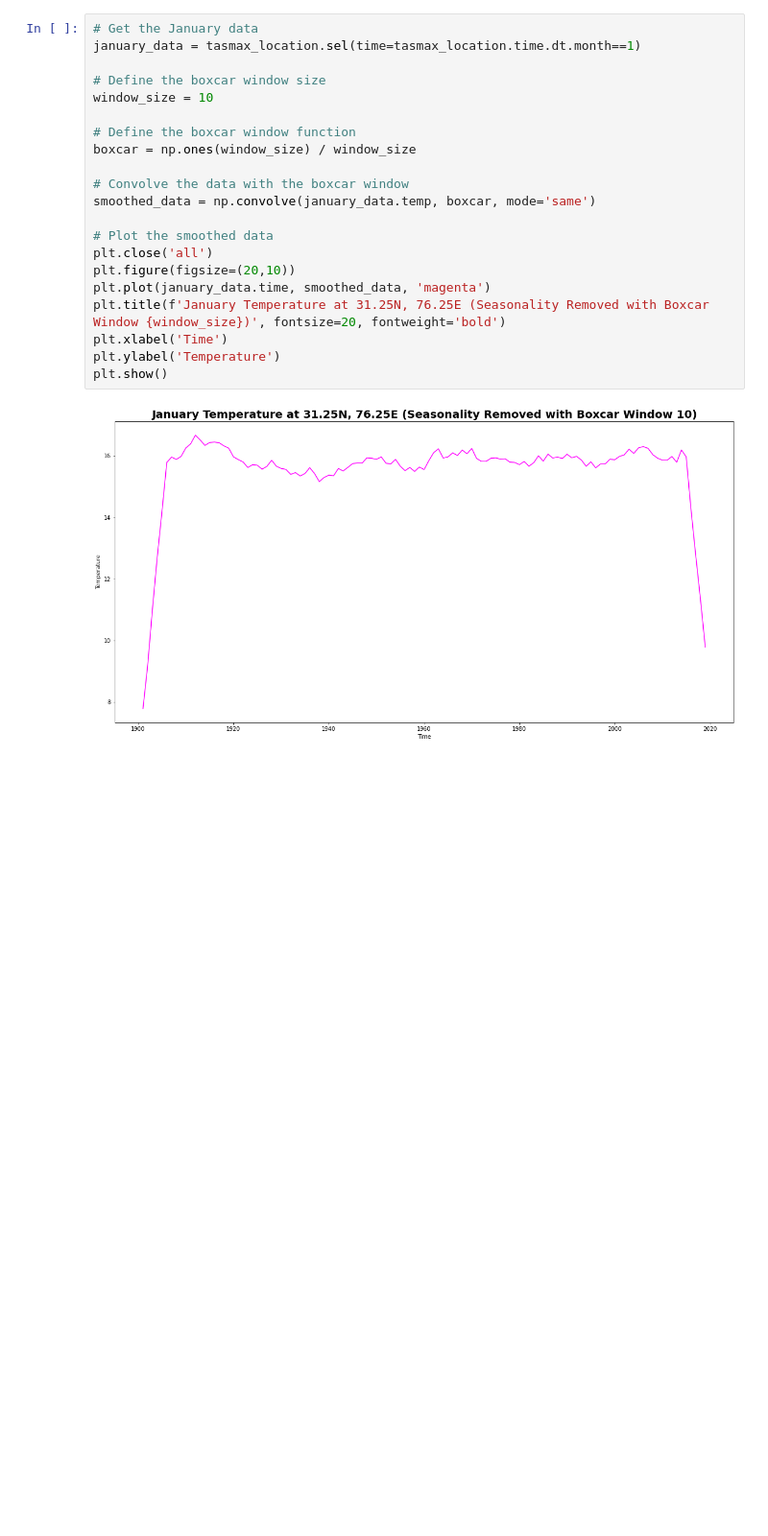
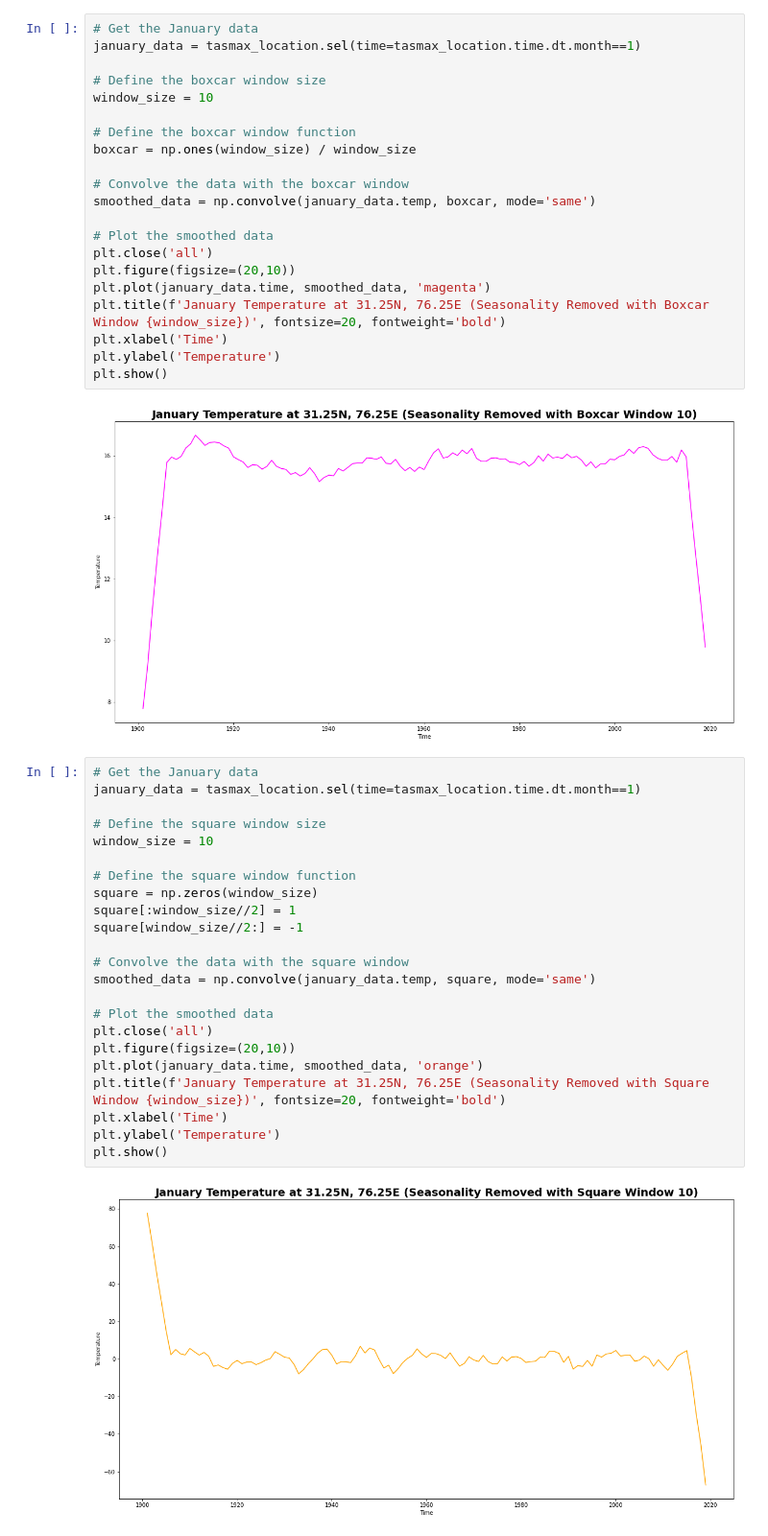
Before and after one commit to alliajagbe/time-series, a Jupyter notebook: timedata2.ipynb, the cells around one changed output. Shown at 96% size. Saved outputs shown, nothing was run; the diff lists cells and outputs as text; blank space fills up the shorter version.

```diff
--- a/timedata2.ipynb
+++ b/timedata2.ipynb
@@ -172,3 +172,28 @@ plt.ylabel('Temperature')
 plt.show()
 # %% [output]
 [figure]
+# %%
+# Get the January data
+january_data = tasmax_location.sel(time=tasmax_location.time.dt.month==1)
+
+# Define the square window size
+window_size = 10
+
+# Define the square window function
+square = np.zeros(window_size)
+square[:window_size//2] = 1
+square[window_size//2:] = -1
+
+# Convolve the data with the square window
+smoothed_data = np.convolve(january_data.temp, square, mode='same')
+
+# Plot the smoothed data
+plt.close('all')
+plt.figure(figsize=(20,10))
+plt.plot(january_data.time, smoothed_data, 'orange')
+plt.title(f'January Temperature at 31.25N, 76.25E (Seasonality Removed with Square Window {window_size})', fontsize=20, fontweight='bold')
+plt.xlabel('Time')
+plt.ylabel('Temperature')
+plt.show()
+# %% [output]
+[figure, added]
```
